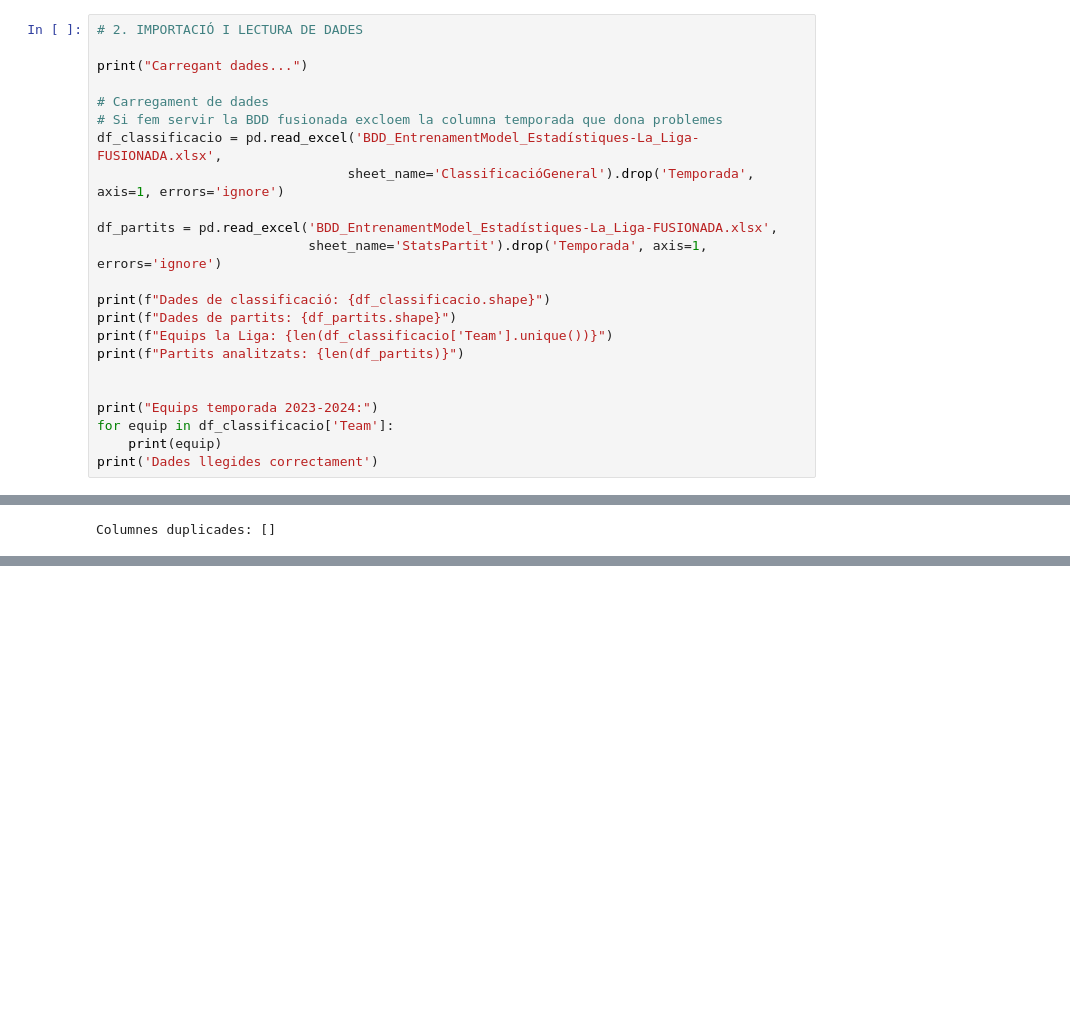
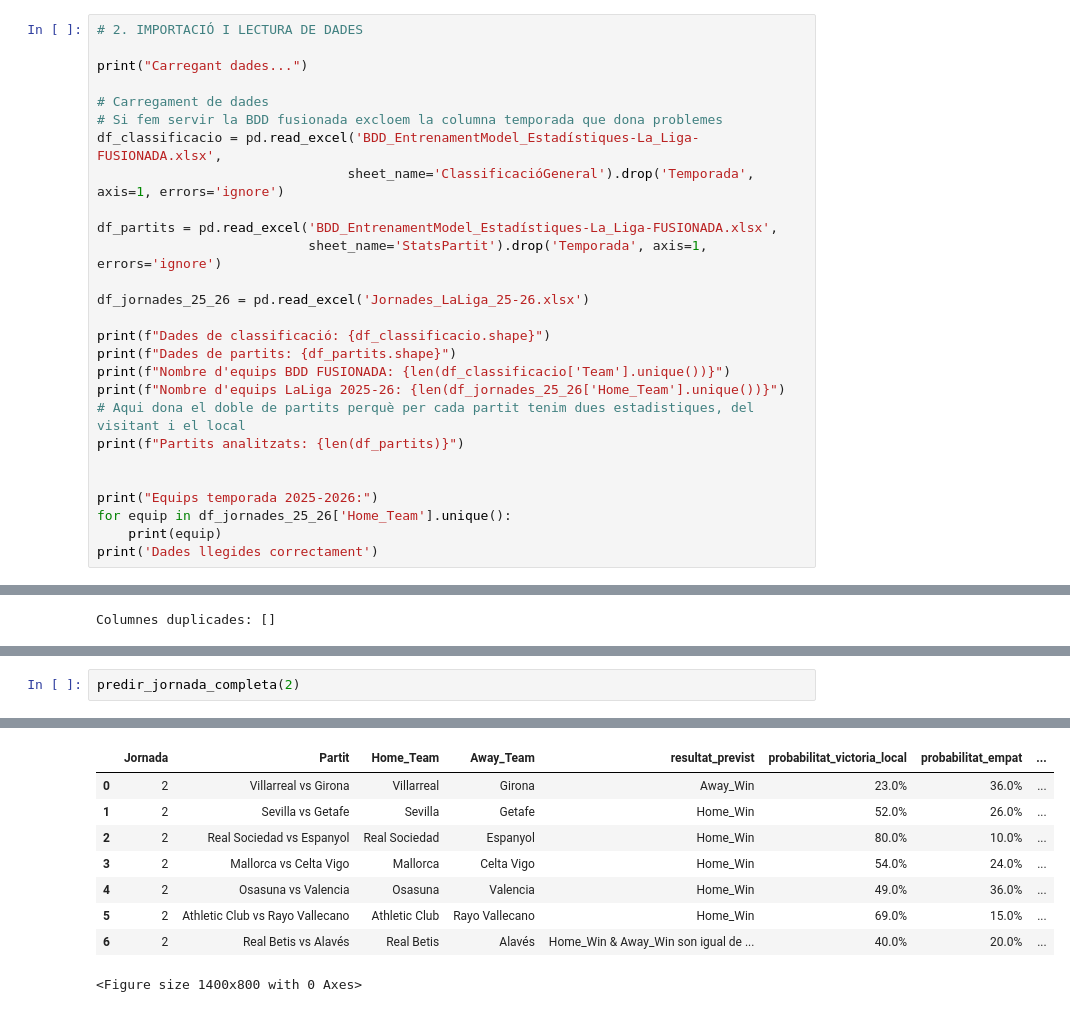
Before and after one commit to ferranfite/Treball-de-Recerca, a Jupyter notebook: model_predicció_enfrontament_notebook.ipynb, the cells around one changed output, grey strips where cells are left out. Cells and saved outputs as stored; diff of their text form; blank space fills up the shorter version.

Commit message:
v.3.0.0
el model ja està llest per a predir jornades senceres. té una nova funció que ho permet. no salta cap error i funciona tot bé.

```diff
--- a/model_predicció_enfrontament_notebook.ipynb
+++ b/model_predicció_enfrontament_notebook.ipynb
@@ -43,14 +43,18 @@ df_classificacio = pd.read_excel('BDD_EntrenamentModel_Estadístiques-La_Liga-FU
 df_partits = pd.read_excel('BDD_EntrenamentModel_Estadístiques-La_Liga-FUSIONADA.xlsx',
                            sheet_name='StatsPartit').drop('Temporada', axis=1, errors='ignore')
 
+df_jornades_25_26 = pd.read_excel('Jornades_LaLiga_25-26.xlsx')
+
 print(f"Dades de classificació: {df_classificacio.shape}")
 print(f"Dades de partits: {df_partits.shape}")
-print(f"Equips la Liga: {len(df_classificacio['Team'].unique())}")
+print(f"Nombre d'equips BDD FUSIONADA: {len(df_classificacio['Team'].unique())}")
+print(f"Nombre d'equips LaLiga 2025-26: {len(df_jornades_25_26['Home_Team'].unique())}")
+# Aqui dona el doble de partits perquè per cada partit tenim dues estadistiques, del visitant i el local
 print(f"Partits analitzats: {len(df_partits)}")
 
 
-print("Equips temporada 2023-2024:")
-for equip in df_classificacio['Team']:
+print("Equips temporada 2025-2026:")
+for equip in df_jornades_25_26['Home_Team'].unique():
     print(equip)
 print('Dades llegides correctament')
 # %% [output]
@@ -725,0 +771,3 @@ EXEMPLES DE PREDICCIÓ
+# %%
+predir_jornada_completa(2)
+# %% [output]
@@ -726,3 +791,12 @@ EXEMPLES DE PREDICCIÓ
+|  | Jornada | Partit | Home_Team | Away_Team | resultat_previst | probabilitat_victoria_local | probabilitat_empat | ... |
+| 0 | 2 | Villarreal vs Girona | Villarreal | Girona | Away_Win | 23.0% | 36.0% | ... |
+| 1 | 2 | Sevilla vs Getafe | Sevilla | Getafe | Home_Win | 52.0% | 26.0% | ... |
+| 2 | 2 | Real Sociedad vs Espanyol | Real Sociedad | Espanyol | Home_Win | 80.0% | 10.0% | ... |
+| 3 | 2 | Mallorca vs Celta Vigo | Mallorca | Celta Vigo | Home_Win | 54.0% | 24.0% | ... |
+| 4 | 2 | Osasuna vs Valencia | Osasuna | Valencia | Home_Win | 49.0% | 36.0% | ... |
+| 5 | 2 | Athletic Club vs Rayo Vallecano | Athletic Club | Rayo Vallecano | Home_Win | 69.0% | 15.0% | ... |
+| 6 | 2 | Real Betis vs Alavés | Real Betis | Alavés | Home_Win & Away_Win son igual de ... | 40.0% | 20.0% | ... |
+<Figure size 1400x800 with 0 Axes>
 # %%
 print("\n�� RESUM DEL MODEL")
 print("=" * 50)
```
Also changed, not shown: parts of 8 cells of this notebook, 2 other files.
